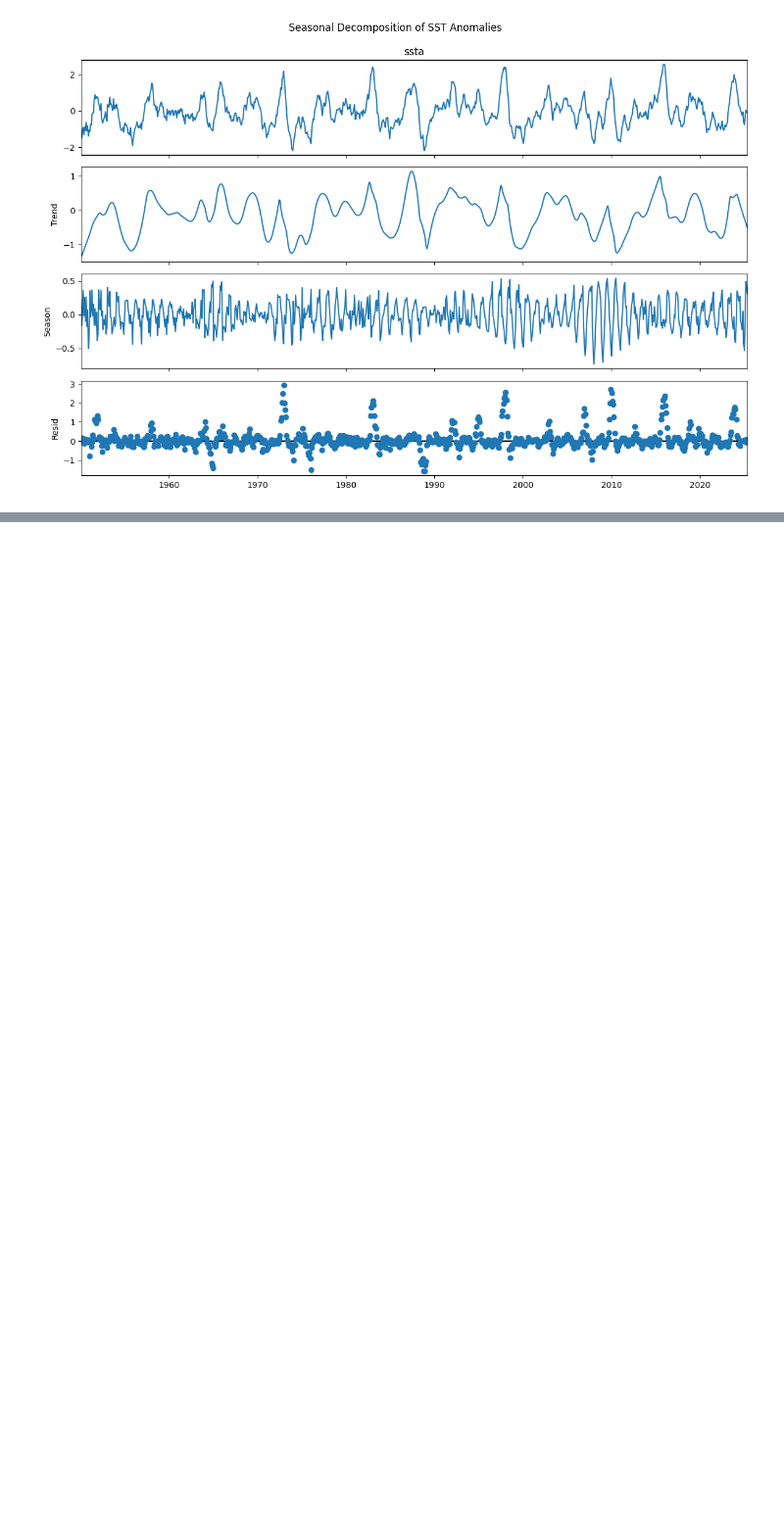
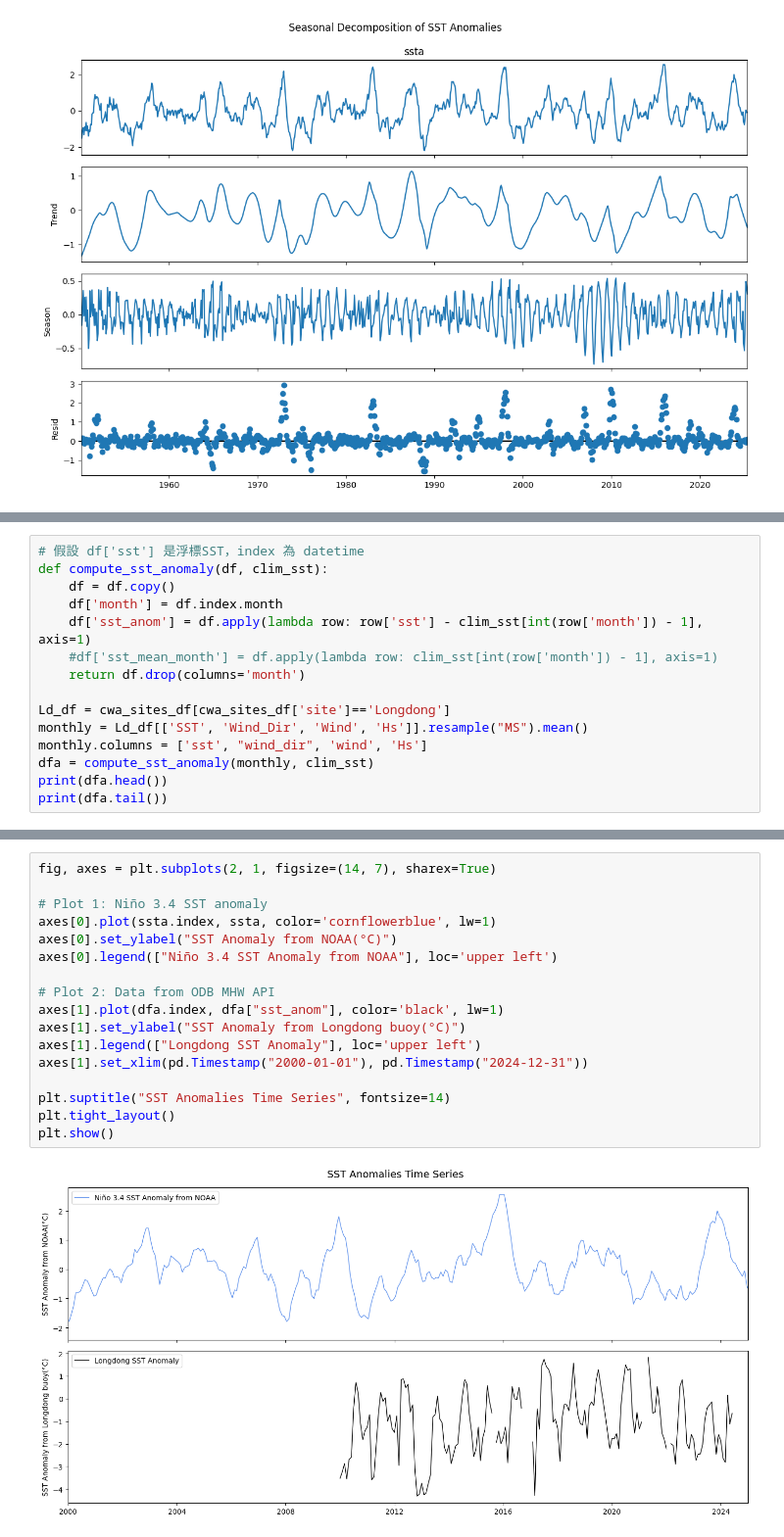
Before and after one commit to ODBapp/2025_NODASS_workshop, a Jupyter notebook: src/odb.ipynb, the cells around one changed output, grey strips where cells are left out. Shown at 98% size. Drawn from its saved outputs; the diff is of its cells as text; blank space fills up the shorter version.

```diff
--- a/src/odb.ipynb
+++ b/src/odb.ipynb
@@ -1486,0 +1590,15 @@ plt.tight_layout()
+# %%
+# 假設 df['sst'] 是浮標SST，index 為 datetime
+def compute_sst_anomaly(df, clim_sst):
+    df = df.copy()
+    df['month'] = df.index.month
+    df['sst_anom'] = df.apply(lambda row: row['sst'] - clim_sst[int(row['month']) - 1], axis=1)
+    #df['sst_mean_month'] = df.apply(lambda row: clim_sst[int(row['month']) - 1], axis=1)
+    return df.drop(columns='month')
+
+Ld_df = cwa_sites_df[cwa_sites_df['site']=='Longdong']
+monthly = Ld_df[['SST', 'Wind_Dir', 'Wind', 'Hs']].resample("MS").mean()
+monthly.columns = ['sst', "wind_dir", 'wind', 'Hs']
+dfa = compute_sst_anomaly(monthly, clim_sst)
+print(dfa.head())
+print(dfa.tail())
@@ -1486,0 +1620,19 @@ plt.tight_layout()
+# %%
+fig, axes = plt.subplots(2, 1, figsize=(14, 7), sharex=True)
+
+# Plot 1: Niño 3.4 SST anomaly
+axes[0].plot(ssta.index, ssta, color='cornflowerblue', lw=1)
+axes[0].set_ylabel("SST Anomaly from NOAA(°C)")
+axes[0].legend(["Niño 3.4 SST Anomaly from NOAA"], loc='upper left')
+
+# Plot 2: Data from ODB MHW API
+axes[1].plot(dfa.index, dfa["sst_anom"], color='black', lw=1)
+axes[1].set_ylabel("SST Anomaly from Longdong buoy(°C)")
+axes[1].legend(["Longdong SST Anomaly"], loc='upper left')
+axes[1].set_xlim(pd.Timestamp("2000-01-01"), pd.Timestamp("2024-12-31"))
+
+plt.suptitle("SST Anomalies Time Series", fontsize=14)
+plt.tight_layout()
+plt.show()
+# %% [output]
+[figure, added]
```
Also changed, not shown: parts of 21 cells of this notebook.
